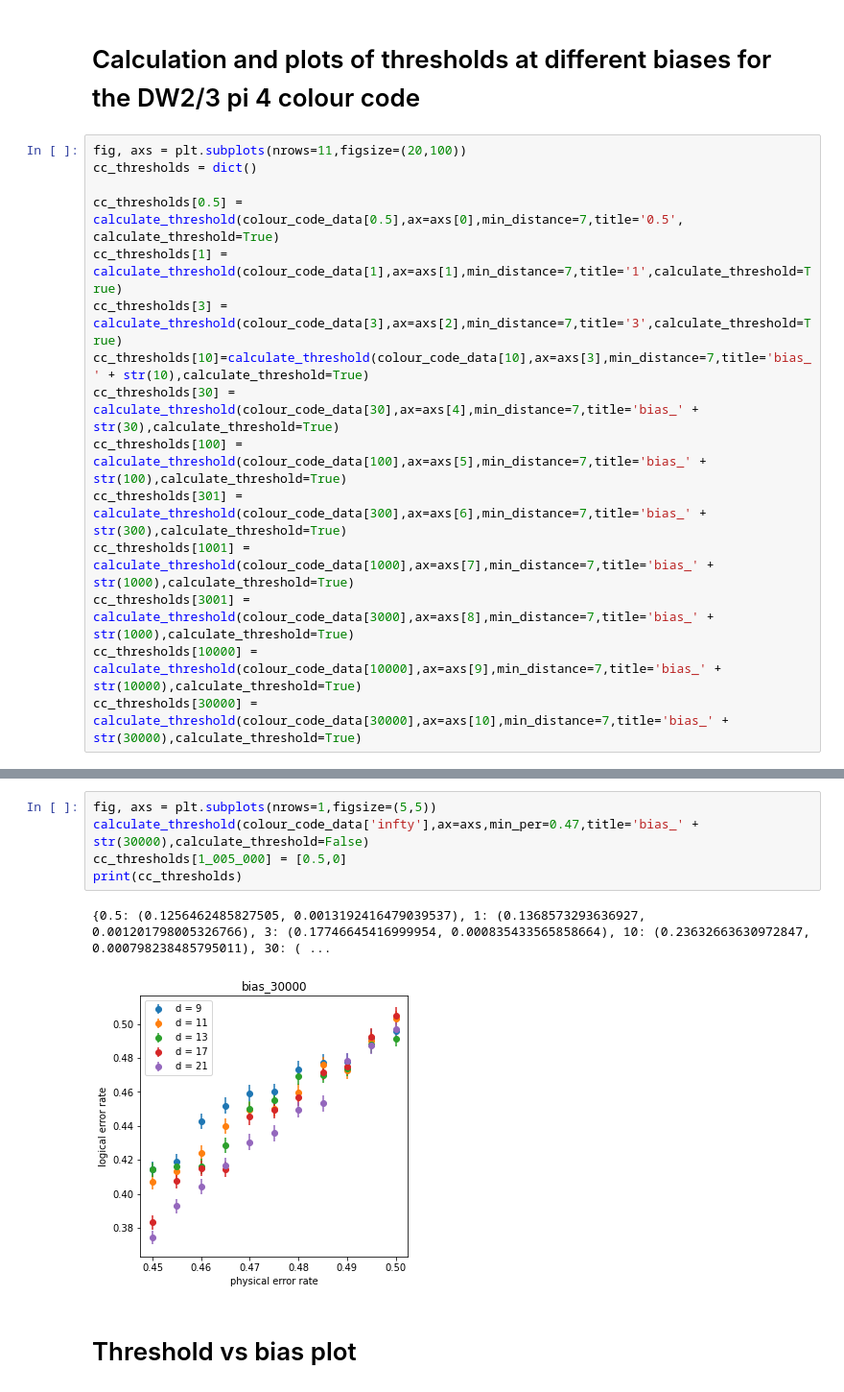
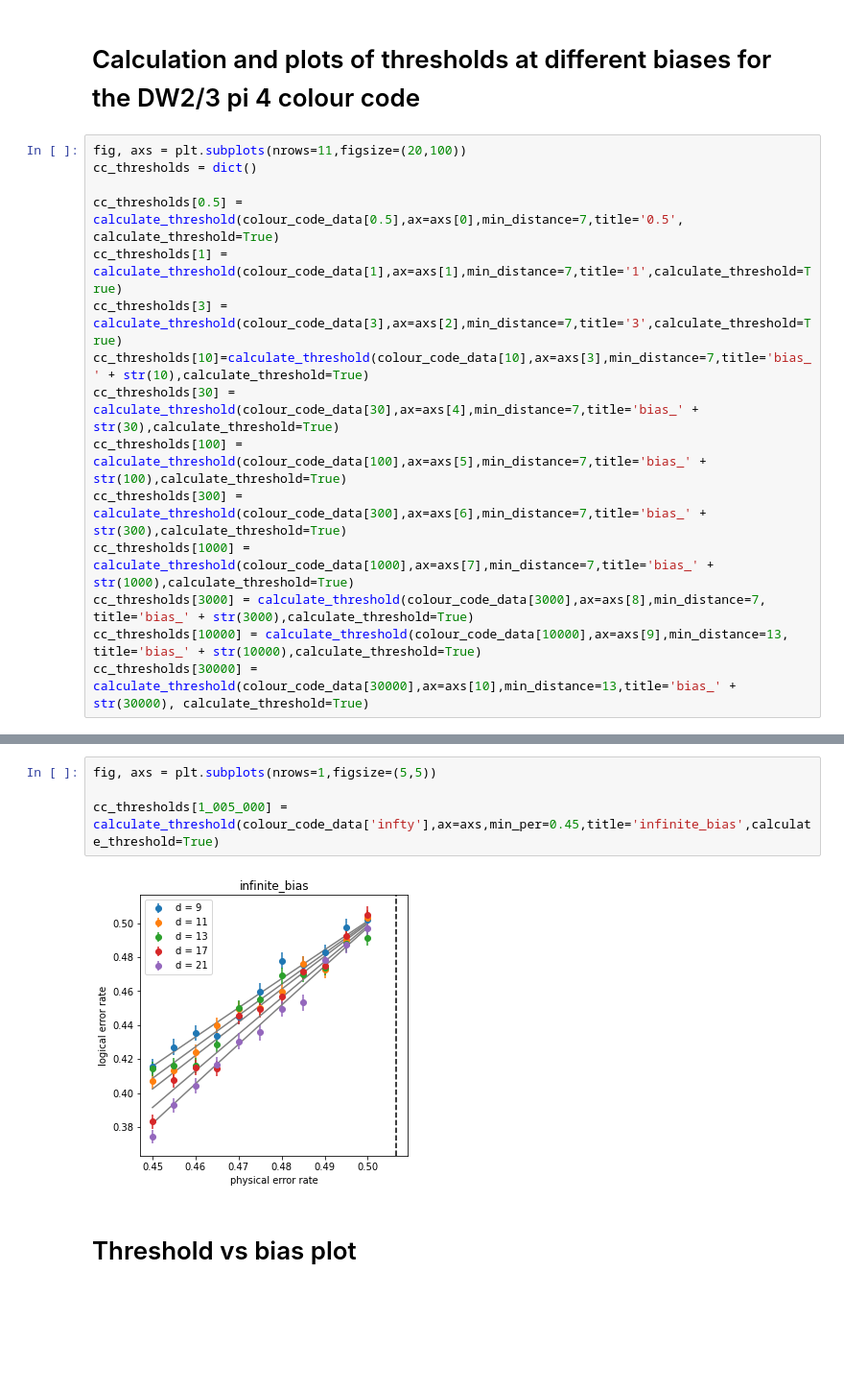
Before and after one commit to peter-janderks/restriction_decoder_domain_wall_colour_code, a Jupyter notebook: plots/create_threshold_plot.ipynb, the cells around one changed output, grey strips where cells are left out. Shown at 96% size. Saved outputs shown, nothing was run; the diff lists cells and outputs as text; blank space fills up the shorter version.

Commit message:
update plot

```diff
--- a/plots/create_threshold_plot.ipynb
+++ b/plots/create_threshold_plot.ipynb
@@ -162,9 +162,9 @@ cc_thresholds[3] = calculate_threshold(colour_code_data[3],ax=axs[2],min_distanc
 cc_thresholds[10]=calculate_threshold(colour_code_data[10],ax=axs[3],min_distance=7,title='bias_' + str(10),calculate_threshold=True)
 cc_thresholds[30] = calculate_threshold(colour_code_data[30],ax=axs[4],min_distance=7,title='bias_' + str(30),calculate_threshold=True)
 cc_thresholds[100] = calculate_threshold(colour_code_data[100],ax=axs[5],min_distance=7,title='bias_' + str(100),calculate_threshold=True)
-cc_thresholds[301] = calculate_threshold(colour_code_data[300],ax=axs[6],min_distance=7,title='bias_' + str(300),calculate_threshold=True)
-cc_thresholds[1001] = calculate_threshold(colour_code_data[1000],ax=axs[7],min_distance=7,title='bias_' + str(1000),calculate_threshold=True)
-cc_thresholds[3001] = calculate_threshold(colour_code_data[3000],ax=axs[8],min_distance=7,title='bias_' + str(1000),calculate_threshold=True)
-cc_thresholds[10000] = calculate_threshold(colour_code_data[10000],ax=axs[9],min_distance=7,title='bias_' + str(10000),calculate_threshold=True)
-cc_thresholds[30000] = calculate_threshold(colour_code_data[30000],ax=axs[10],min_distance=7,title='bias_' + str(30000),calculate_threshold=True)
+cc_thresholds[300] = calculate_threshold(colour_code_data[300],ax=axs[6],min_distance=7,title='bias_' + str(300),calculate_threshold=True)
+cc_thresholds[1000] = calculate_threshold(colour_code_data[1000],ax=axs[7],min_distance=7,title='bias_' + str(1000),calculate_threshold=True)
+cc_thresholds[3000] = calculate_threshold(colour_code_data[3000],ax=axs[8],min_distance=7, title='bias_' + str(3000),calculate_threshold=True)
+cc_thresholds[10000] = calculate_threshold(colour_code_data[10000],ax=axs[9],min_distance=13, title='bias_' + str(10000),calculate_threshold=True)
+cc_thresholds[30000] = calculate_threshold(colour_code_data[30000],ax=axs[10],min_distance=13,title='bias_' + str(30000), calculate_threshold=True)
 # %% [output]
@@ -172,11 +174,9 @@ cc_thresholds[30000] = calculate_threshold(colour_code_data[30000],ax=axs[10],mi
 # %%
 fig, axs = plt.subplots(nrows=1,figsize=(5,5))
-calculate_threshold(colour_code_data['infty'],ax=axs,min_per=0.47,title='bias_' + str(30000),calculate_threshold=False)
-cc_thresholds[1_005_000] = [0.5,0]
-print(cc_thresholds)
+
+cc_thresholds[1_005_000] = calculate_threshold(colour_code_data['infty'],ax=axs,min_per=0.45,title='infinite_bias',calculate_threshold=True)
 # %% [output]
-{0.5: (0.1256462485827505, 0.0013192416479039537), 1: (0.1368573293636927, 0.001201798005326766), 3: (0.17746645416999954, 0.000835433565858664), 10: (0.23632663630972847, 0.000798238485795011), 30: ( ...
-[figure, old version]
+[figure, new version]
 # %% [markdown]
 # Threshold vs bias plot
 # %%
```
Also changed, not shown: parts of 5 cells of this notebook, 8 other files.
